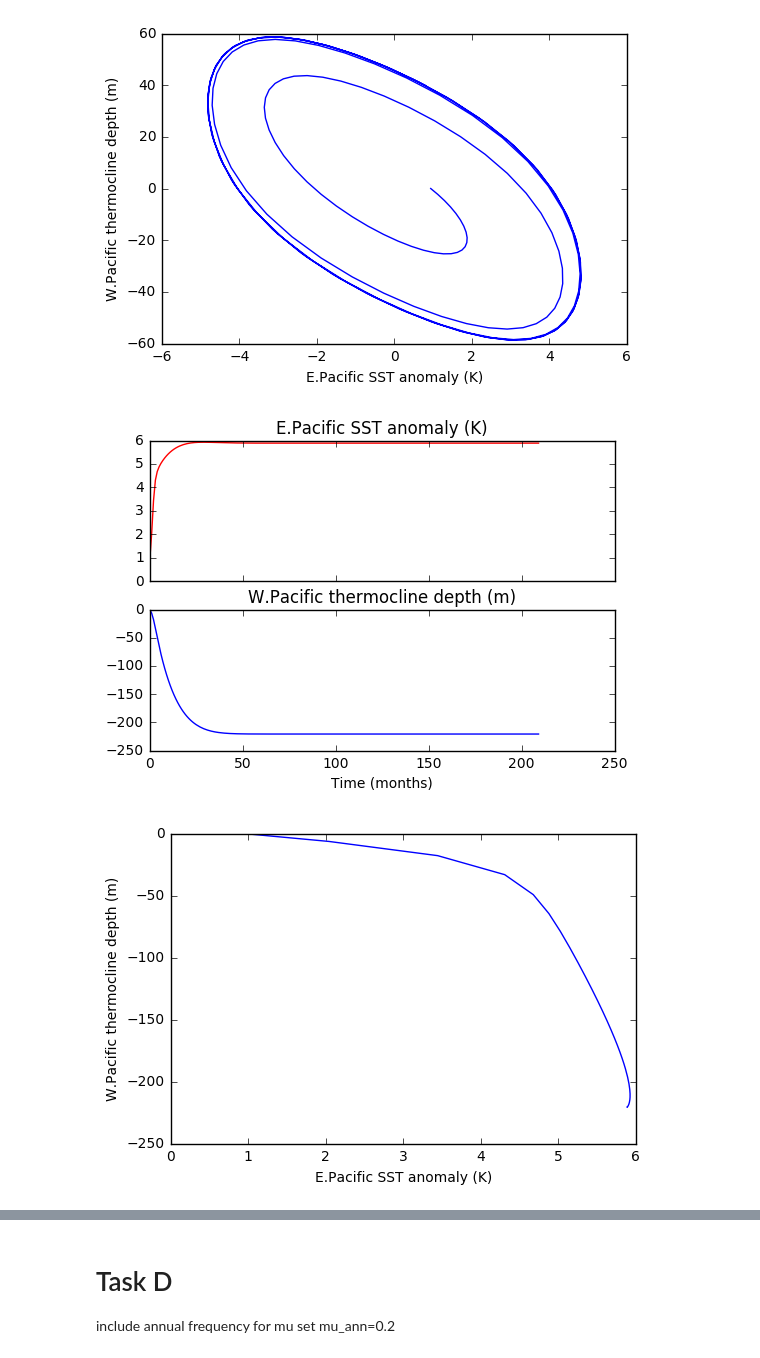
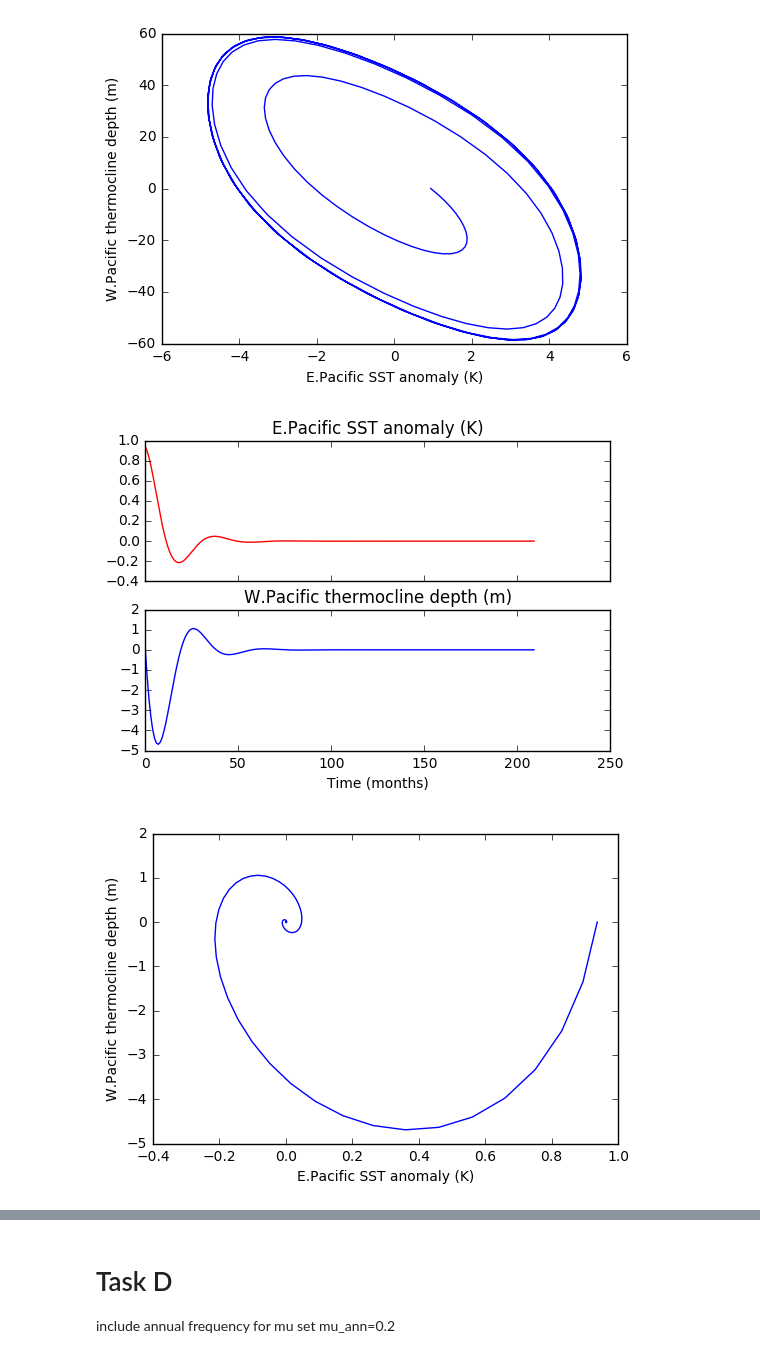
Before and after one commit to lm2612/mtmw14, a Jupyter notebook: project1/Notebook.ipynb, the cells around one changed output, grey strips where cells are left out. Cells and saved outputs as stored; diff of their text form; code cells hidden in the pictures.

```diff
--- a/project1/Notebook.ipynb
+++ b/project1/Notebook.ipynb
@@ -139,12 +140,12 @@ plt.show()
 [figure]
 [figure]
 # %%
-T,h=rk4(T0=0.125, h0=0., mu0=1.5, nt=210, epsilon=0.1)
+T,h=rk4(T0=0.125, h0=0., mu0=0.5, nt=210, epsilon=0.1)
 
 time_plot(T,h)
 phase_plot(T,h)
 
 plt.show()
 # %% [output]
-[figure, old version]
+[figure, new version]
-[figure, old version]
+[figure, new version]
```
Also changed, not shown: parts of 15 cells of this notebook, 1 other file.
